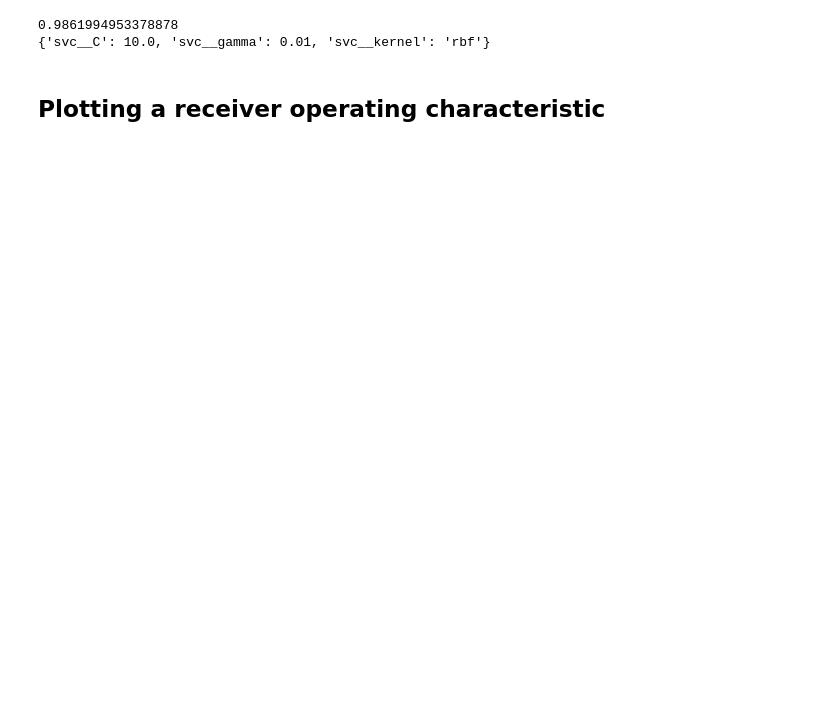
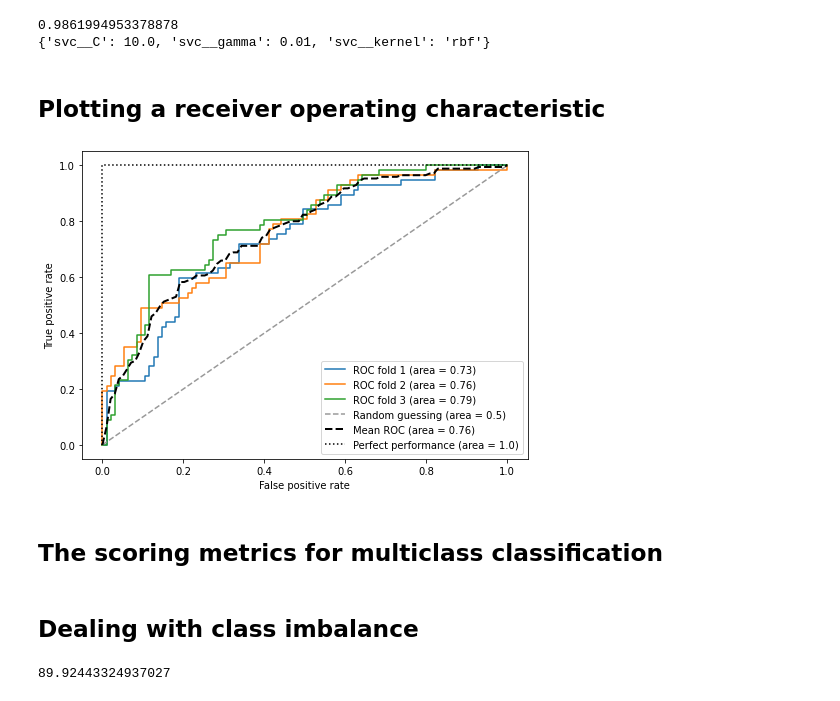
Before and after one commit to danwein8/ML_Book, a Jupyter notebook: ch06/Chapter6.ipynb, the cells around one changed output. Saved outputs shown, nothing was run; the diff lists cells and outputs as text; code cells hidden in the pictures; blank space fills up the shorter version.

```diff
--- a/ch06/Chapter6.ipynb
+++ b/ch06/Chapter6.ipynb
@@ -616,3 +615,66 @@ print(gs.best_params_)
 {'svc__C': 10.0, 'svc__gamma': 0.01, 'svc__kernel': 'rbf'}
 # %% [markdown]
 ## Plotting a receiver operating characteristic
+# %%
+from sklearn.metrics import roc_curve, auc
+from numpy import interp
+
+
+pipe_lr = make_pipeline(StandardScaler(),
+                        PCA(n_components=2),
+                        LogisticRegression(penalty='l2',
+                                           random_state=1,
+                                           solver='lbfgs',
+                                           C=100.0))
+
+X_train2 = X_train[:, [4, 14]]
+
+cv = list(StratifiedKFold(n_splits=3).split(X_train, y_train))
+
+fig = plt.figure(figsize=(7, 5))
+
+mean_tpr = 0.0
+mean_fpr = np.linspace(0, 1, 100)
+all_tpr = []
+
+for i, (train, test) in enumerate(cv):
+    probas = pipe_lr.fit(X_train2[train],
+                         y_train[train]).predict_proba(X_train2[test])
+
+    fpr, tpr, thresholds = roc_curve(y_train[test],
+                                     probas[:, 1],
+                                     pos_label=1)
+    mean_tpr += interp(mean_fpr, fpr, tpr)
+    mean_tpr[0] = 0.0
+    roc_auc = auc(fpr, tpr)
+    plt.plot(fpr, tpr, label=f'ROC fold {i+1} (area = {roc_auc:.2f})')
+
+plt.plot([0, 1],
+         [0, 1],
+         linestyle='--',
+         color=(0.6, 0.6, 0.6),
+         label='Random guessing (area = 0.5)')
+
+mean_tpr /= len(cv)
+mean_tpr[-1] = 1.0
+mean_auc = auc(mean_fpr, mean_tpr)
+plt.plot(mean_fpr, mean_tpr, 'k--',
+         label=f'Mean ROC (area = {mean_auc:.2f})', lw=2)
+plt.plot([0, 0, 1],
+         [0, 1, 1],
+         linestyle=':',
+         color='black',
+         label='Perfect performance (area = 1.0)')
+
+plt.xlim([-0.05, 1.05])
+plt.ylim([-0.05, 1.05])
+plt.xlabel('False positive rate')
+plt.ylabel('True positive rate')
+plt.legend(loc='lower right')
+
+plt.tight_layout()
+plt.show()
+# %% [output]
+[figure, added]
+# %% [markdown]
+## The scoring metrics for multiclass classification
@@ -618,0 +686,2 @@ print(gs.best_params_)
+# %% [markdown]
+## Dealing with class imbalance
@@ -618,0 +691,5 @@ print(gs.best_params_)
+# %%
+y_pred = np.zeros(y_imb.shape[0])
+np.mean(y_pred == y_imb) * 100
+# %% [output]
+89.92443324937027
```
Also changed, not shown: parts of 10 cells of this notebook.
